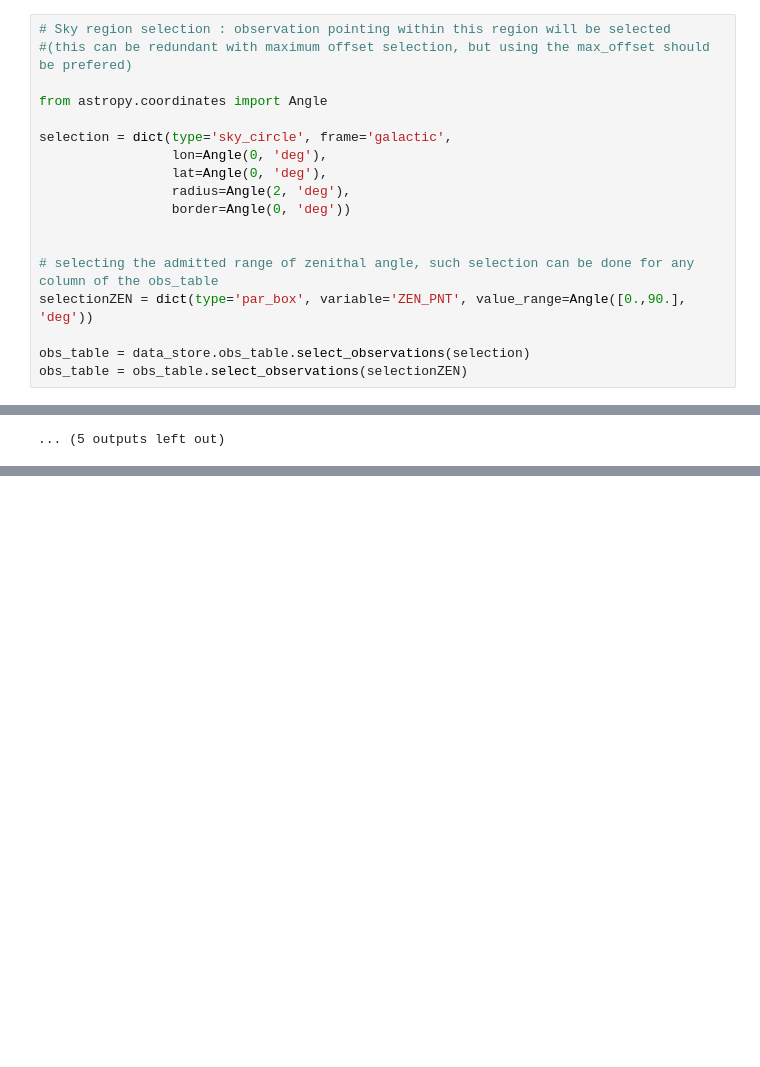
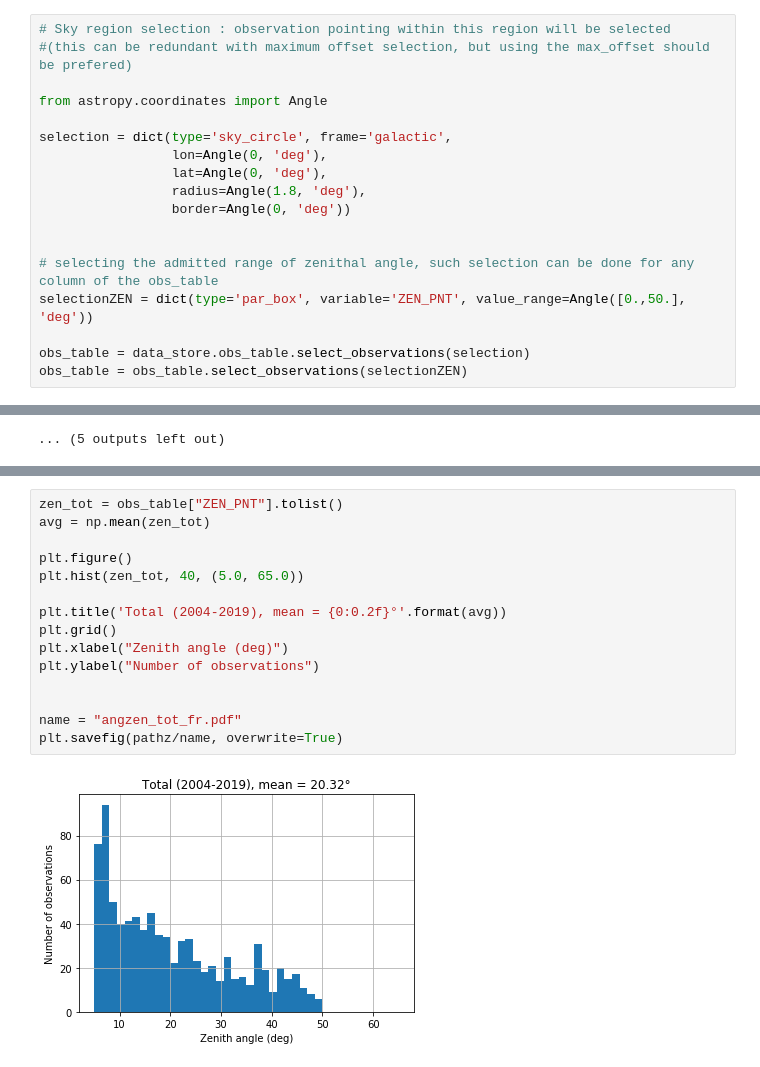
Before and after one commit to SamZouari/hess, a Jupyter notebook: confluence2020/hap-fr/data_reduction_hap-fr.ipynb, the cells around one changed output, grey strips where cells are left out. Cells and saved outputs as stored; diff of their text form; blank space fills up the shorter version.

```diff
--- a/confluence2020/hap-fr/data_reduction_hap-fr.ipynb
+++ b/confluence2020/hap-fr/data_reduction_hap-fr.ipynb
@@ -193,12 +193,12 @@ from astropy.coordinates import Angle
 selection = dict(type='sky_circle', frame='galactic',
                  lon=Angle(0, 'deg'),
                  lat=Angle(0, 'deg'),
-                 radius=Angle(2, 'deg'),
+                 radius=Angle(1.8, 'deg'),
                  border=Angle(0, 'deg'))
 
 
 # selecting the admitted range of zenithal angle, such selection can be done for any column of the obs_table
-selectionZEN = dict(type='par_box', variable='ZEN_PNT', value_range=Angle([0.,90.], 'deg'))
+selectionZEN = dict(type='par_box', variable='ZEN_PNT', value_range=Angle([0.,50.], 'deg'))
 
 obs_table = data_store.obs_table.select_observations(selection)
 obs_table = obs_table.select_observations(selectionZEN)
@@ -505,0 +506,17 @@ plt.savefig(pathz/name, overwrite=True)
+# %%
+zen_tot = obs_table["ZEN_PNT"].tolist()
+avg = np.mean(zen_tot)
+
+plt.figure()
+plt.hist(zen_tot, 40, (5.0, 65.0))
+
+plt.title('Total (2004-2019), mean = {0:0.2f}°'.format(avg))
+plt.grid()
+plt.xlabel("Zenith angle (deg)")
+plt.ylabel("Number of observations")
+
+
+name = "angzen_tot_fr.pdf"
+plt.savefig(pathz/name, overwrite=True)
+# %% [output]
+[figure, added]
```
Also changed, not shown: parts of 14 cells of this notebook, 4 other files.
